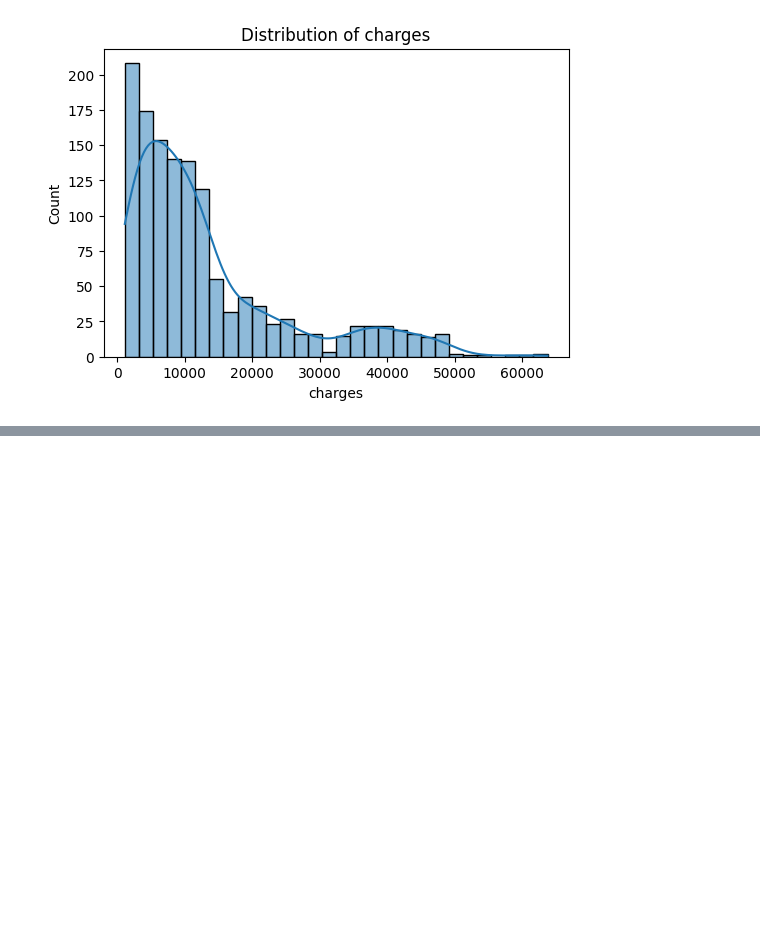
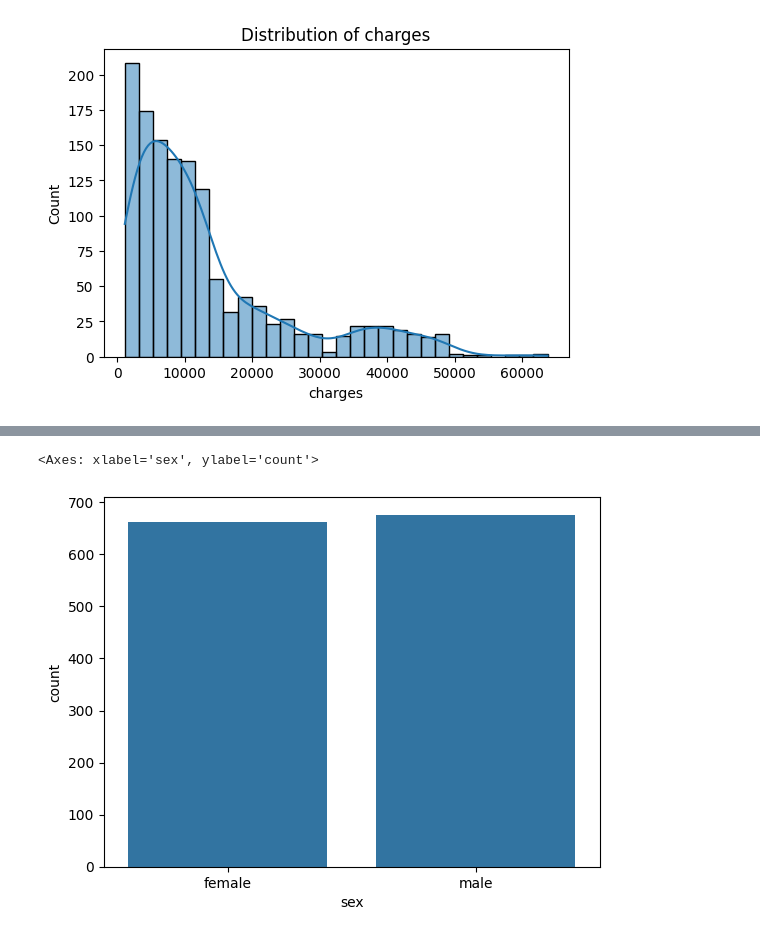
Before and after one commit to thearyal/Machine-Learning-Insurance, a Jupyter notebook: insurance.ipynb, the cells around one changed output, grey strips where cells are left out. Drawn from its saved outputs; the diff is of its cells as text; code cells hidden in the pictures; blank space fills up the shorter version.

```diff
--- a/insurance.ipynb
+++ b/insurance.ipynb
@@ -105,0 +115,5 @@ for col in numeric_column:
+# %%
+sns.countplot(x=df['sex'])
+# %% [output]
+<Axes: xlabel='sex', ylabel='count'>
+[figure, added]
```
Also changed, not shown: parts of 20 cells of this notebook.
